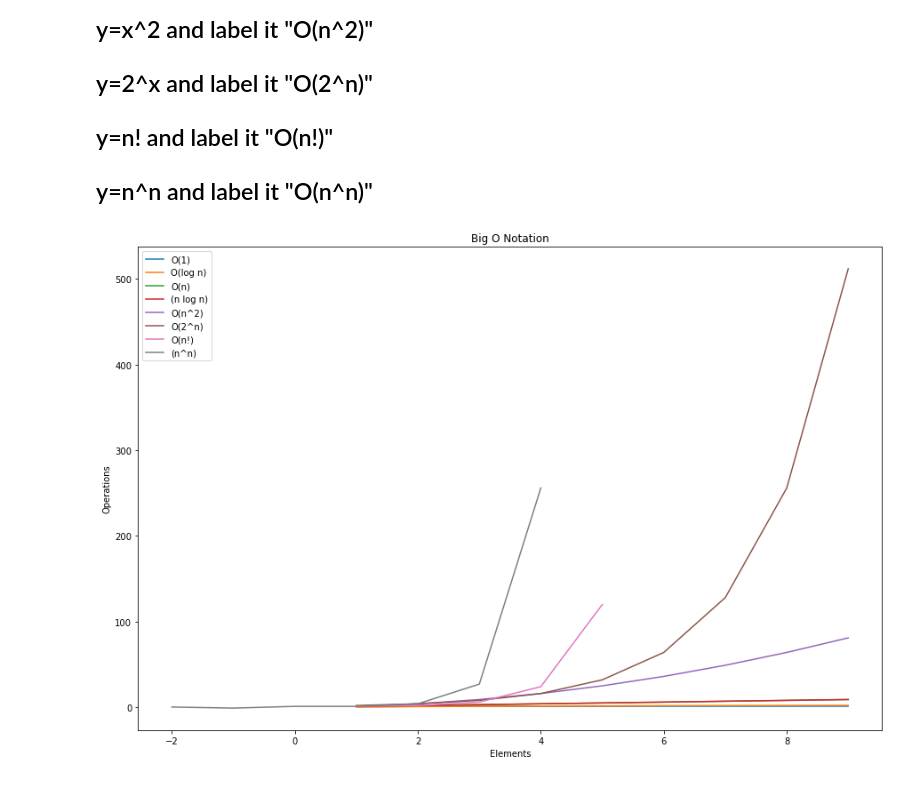
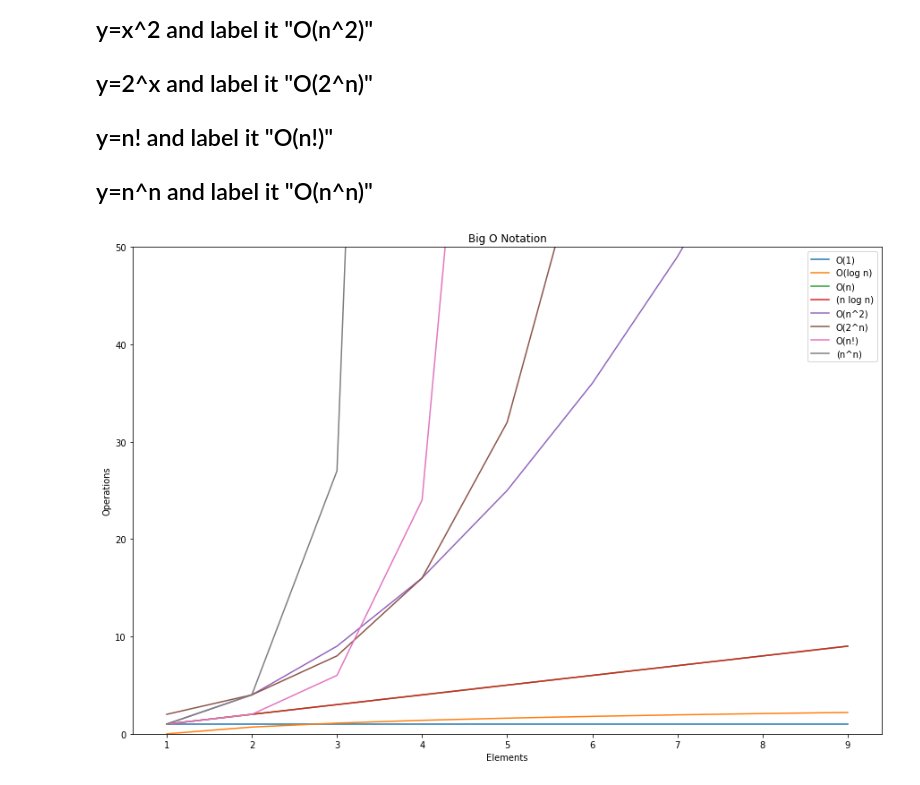
Before and after one commit to johngrinstead/numpy-pandas-visualization-exercises, a Jupyter notebook: big_o_notation.ipynb, the cells around one changed output. Saved outputs shown, nothing was run; the diff lists cells and outputs as text; code cells hidden in the pictures.

```diff
--- a/big_o_notation.ipynb
+++ b/big_o_notation.ipynb
@@ -50,33 +50,35 @@ x3 = range(1,10)
 x4 = range(1,10)
 x5 = range(1,10)
 x6 = range(1,10)
-x7 = range(1,6)
-x8 = range(-2,5)
+x7 = range(1,10)
+x8 = range(1,10)
 
 y1 = [(0 * n) + 1 for n in x1]
 y2 = [math.log(n) for n in x2]
 y3 = x3
 y4 = [n * (math.log(n)) for n in x4]
 y5 = [n ** 2 for n in x5]
 y6 = [2 ** n for n in x6]
 y7 = [math.factorial(n) for n in x7]
 y8 = [n ** n for n in x8]
 
 plt.plot(x1, y1, label='O(1)')
 plt.plot(x2, y2, label='O(log n)')
 plt.plot(x3, y3, label='O(n)')
 plt.plot(x4, x4, label='(n log n)')
 plt.plot(x5, y5, label='O(n^2)')
 plt.plot(x6, y6, label='O(2^n)')
 plt.plot(x7, y7, label='O(n!)')
 plt.plot(x8, y8, label='(n^n)')
 
 plt.title('Big O Notation')
 plt.xlabel('Elements')
 plt.ylabel('Operations')
 
+plt.ylim(0,50)
+
 plt.legend()
 
 plt.show()
 # %% [output]
-[figure, old version]
+[figure, new version]
```
